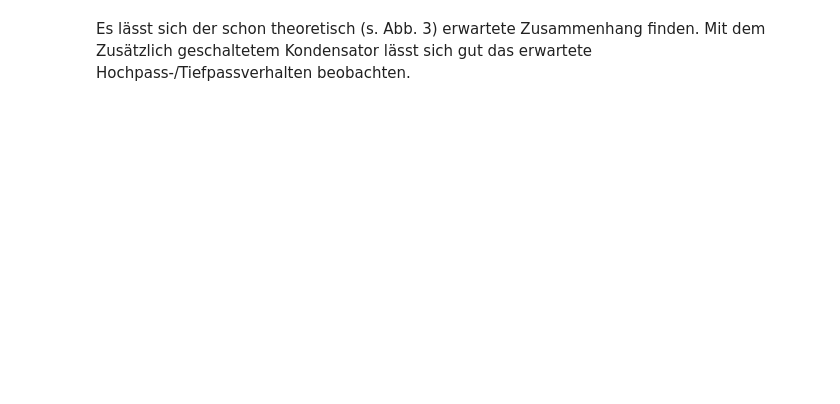
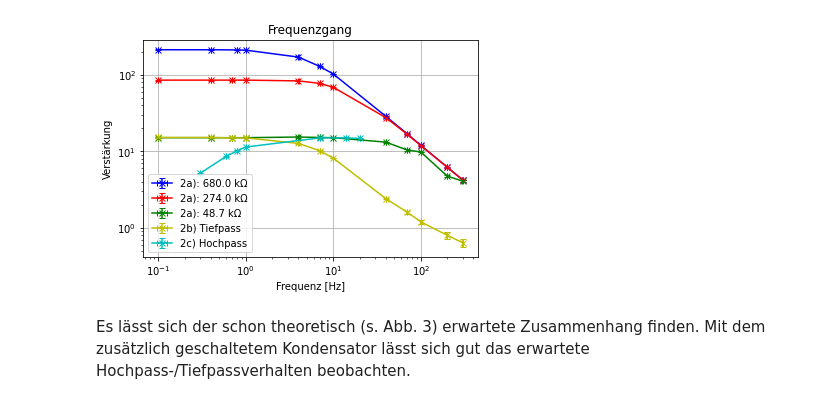
Before and after one commit to leonardscheuer/PAP2, a Jupyter notebook: 242/242.ipynb, the cells around one changed output. Saved outputs shown, nothing was run; the diff lists cells and outputs as text; code cells hidden in the pictures; blank space fills up the shorter version.

```diff
--- a/242/242.ipynb
+++ b/242/242.ipynb
@@ -98,5 +210,28 @@ Wir tragen nun die Verstärkung $v$ gegen die Frequenz bei verschiedenen Gegenko
 	 \err{v_0}{U_A}{U^-}
 \end{align}
 Durch den Spannungsteiler ist $U^-$ ein Zehntel von $U_G$.
+# %%
+def comma_to_float(valstr):
+    return float(valstr.decode("utf-8").replace(',','.'))
+
+v3 = np.genfromtxt("v3.csv", delimiter = ';', skip_header = 1, converters = {0:comma_to_float, 1:comma_to_float, 2:comma_to_float, 3:comma_to_float, 4:comma_to_float, 5:comma_to_float, 6:comma_to_float, 7:comma_to_float}, unpack = True)
+v4 = np.genfromtxt("v4.csv", delimiter = ';', skip_header = 1, converters = {0:comma_to_float, 1:comma_to_float, 2:comma_to_float, 3:comma_to_float, 4:comma_to_float, 5:comma_to_float}, unpack = True)
+v5 = np.genfromtxt("v5.csv", delimiter = ';', skip_header = 1, converters = {0:comma_to_float, 1:comma_to_float, 2:comma_to_float, 3:comma_to_float, 4:comma_to_float, 5:comma_to_float}, unpack = True)
+
+plt.xlabel('Frequenz [Hz]')
+plt.ylabel('Verstärkung')
+plt.xscale('log')
+plt.yscale('log')
+plt.title('Frequenzgang')
+plt.grid("dotted")
+
+for i in range(0,3):
+    plt.errorbar(v3[4][i * 12 : (i + 1) * 12], v3[6][i * 12 : (i + 1) * 12] / v3[2][i * 12] * 10, xerr = v3[5][i * 12 : (i + 1) * 12], yerr = v3[6][i * 12 : (i + 1) * 12] / v3[2][i * 12] * 10 * np.sqrt((v3[7][i * 12 : (i + 1) * 12] / v3[6][i * 12 : (i + 1) * 12])**2 + (v3[3][i * 12] / v3[2][i * 12])**2), linestyle='-', fmt = colour[i], capsize = 3, label = '2a): {0} kΩ'.format(v3[0][12 * i]))
+
+plt.errorbar(v4[2], v4[4]/v4[0][0] * 10, xerr = v4[3], yerr = v4[4] / v4[0][0] * 10 * np.sqrt((v4[5] / v4[4])**2 + (v4[1][0] / v4[0][0])**2), linestyle='-', fmt = 'yx', capsize = 3, label = '2b) Tiefpass')
+plt.errorbar(v5[2], v5[4]/v5[0][0] * 10, xerr = v5[3], yerr = v5[4] / v5[0][0] * 10 * np.sqrt((v5[5] / v5[4])**2 + (v5[1][0] / v5[0][0])**2), linestyle='-', fmt = 'cx', capsize = 3, label = '2c) Hochpass')
+_=plt.legend()
+# %% [output]
+[figure, added]
 # %% [markdown]
-Es lässt sich der schon theoretisch (s. Abb. 3) erwartete Zusammenhang finden.  Mit dem Zusätzlich geschaltetem Kondensator lässt sich gut das erwartete Hochpass-/Tiefpassverhalten beobachten.
+Es lässt sich der schon theoretisch (s. Abb. 3) erwartete Zusammenhang finden.  Mit dem zusätzlich geschaltetem Kondensator lässt sich gut das erwartete Hochpass-/Tiefpassverhalten beobachten.
```
Also changed, not shown: parts of 12 cells of this notebook, 7 other files.
